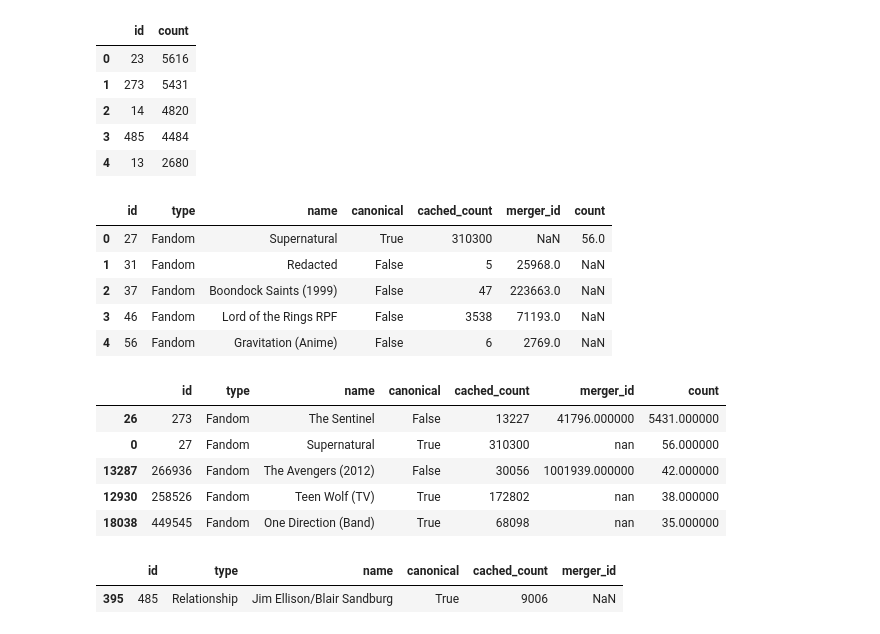
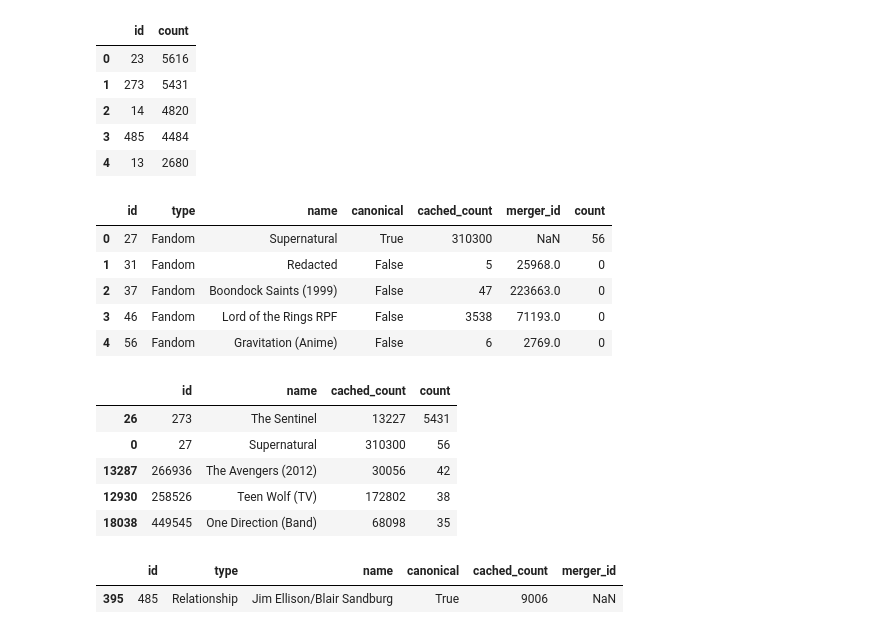
Before and after one commit to joelleneyap/fandomstudies, a Jupyter notebook: fic_spikes.ipynb, the cells around one changed output. Drawn from its saved outputs; the diff is of its cells as text; code cells hidden in the pictures.

```diff
--- a/fic_spikes.ipynb
+++ b/fic_spikes.ipynb
@@ -255,29 +255,29 @@ tag_counts_spike_2013_works.loc[:, 'id'] = tag_counts_spike_2013_works['id'].ast
 fandom_counts_spike_2013_works = pd.merge(fandoms, tag_counts_spike_2013_works, on='id', how='left')
 
 # Replace NaN values in the "count" column with 0
-# fandom_counts_spike_2012_works['count'] = fandom_counts_spike_2012_works['count'].fillna(0).as,type(int)
+fandom_counts_spike_2013_works['count'] = fandom_counts_spike_2013_works['count'].fillna(0).astype(int)
 
 fandom_counts_spike_2013_works.head()
 # %% [output]
 |  | id | type | name | canonical | cached_count | merger_id | count |
-| 0 | 27 | Fandom | Supernatural | True | 310300 | NaN | 56.0 |
-| 1 | 31 | Fandom | Redacted | False | 5 | 25968.0 | NaN |
-| 2 | 37 | Fandom | Boondock Saints (1999) | False | 47 | 223663.0 | NaN |
-| 3 | 46 | Fandom | Lord of the Rings RPF | False | 3538 | 71193.0 | NaN |
-| 4 | 56 | Fandom | Gravitation (Anime) | False | 6 | 2769.0 | NaN |
+| 0 | 27 | Fandom | Supernatural | True | 310300 | NaN | 56 |
+| 1 | 31 | Fandom | Redacted | False | 5 | 25968.0 | 0 |
+| 2 | 37 | Fandom | Boondock Saints (1999) | False | 47 | 223663.0 | 0 |
+| 3 | 46 | Fandom | Lord of the Rings RPF | False | 3538 | 71193.0 | 0 |
+| 4 | 56 | Fandom | Gravitation (Anime) | False | 6 | 2769.0 | 0 |
 # %%
 # SORT YAY
 
 fandom_counts_spike_2013_works = fandom_counts_spike_2013_works.sort_values(by='count', ascending=False)
-fandom_counts_spike_2013_works.head().style.set_properties(**{'background-color': '#EBE9E1',
+fandom_counts_spike_2013_works[['id', 'name', 'cached_count', 'count']].head().style.set_properties(**{'background-color': '#EBE9E1',
                                                               'color': 'black'})
 # %% [output]
-|  | id | type | name | canonical | cached_count | merger_id | count |
-| 26 | 273 | Fandom | The Sentinel | False | 13227 | 41796.000000 | 5431.000000 |
-| 0 | 27 | Fandom | Supernatural | True | 310300 | nan | 56.000000 |
-| 13287 | 266936 | Fandom | The Avengers (2012) | False | 30056 | 1001939.000000 | 42.000000 |
-| 12930 | 258526 | Fandom | Teen Wolf (TV) | True | 172802 | nan | 38.000000 |
-| 18038 | 449545 | Fandom | One Direction (Band) | True | 68098 | nan | 35.000000 |
+|  | id | name | cached_count | count |
+| 26 | 273 | The Sentinel | 13227 | 5431 |
+| 0 | 27 | Supernatural | 310300 | 56 |
+| 13287 | 266936 | The Avengers (2012) | 30056 | 42 |
+| 12930 | 258526 | Teen Wolf (TV) | 172802 | 38 |
+| 18038 | 449545 | One Direction (Band) | 68098 | 35 |
 # %%
 tags[tags['id'] == 485]
 # %% [output]
```
Also changed, not shown: parts of 4 cells of this notebook.
